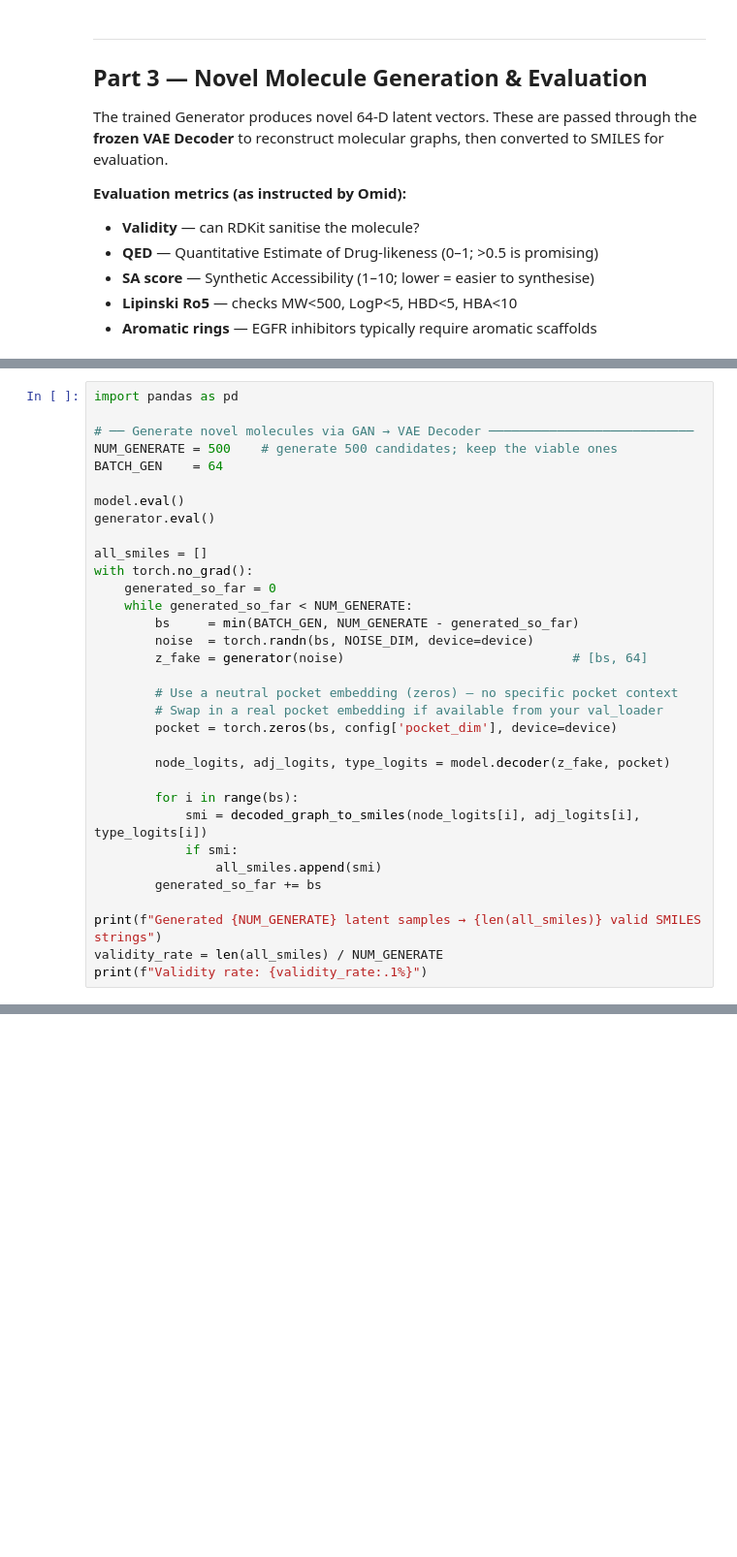
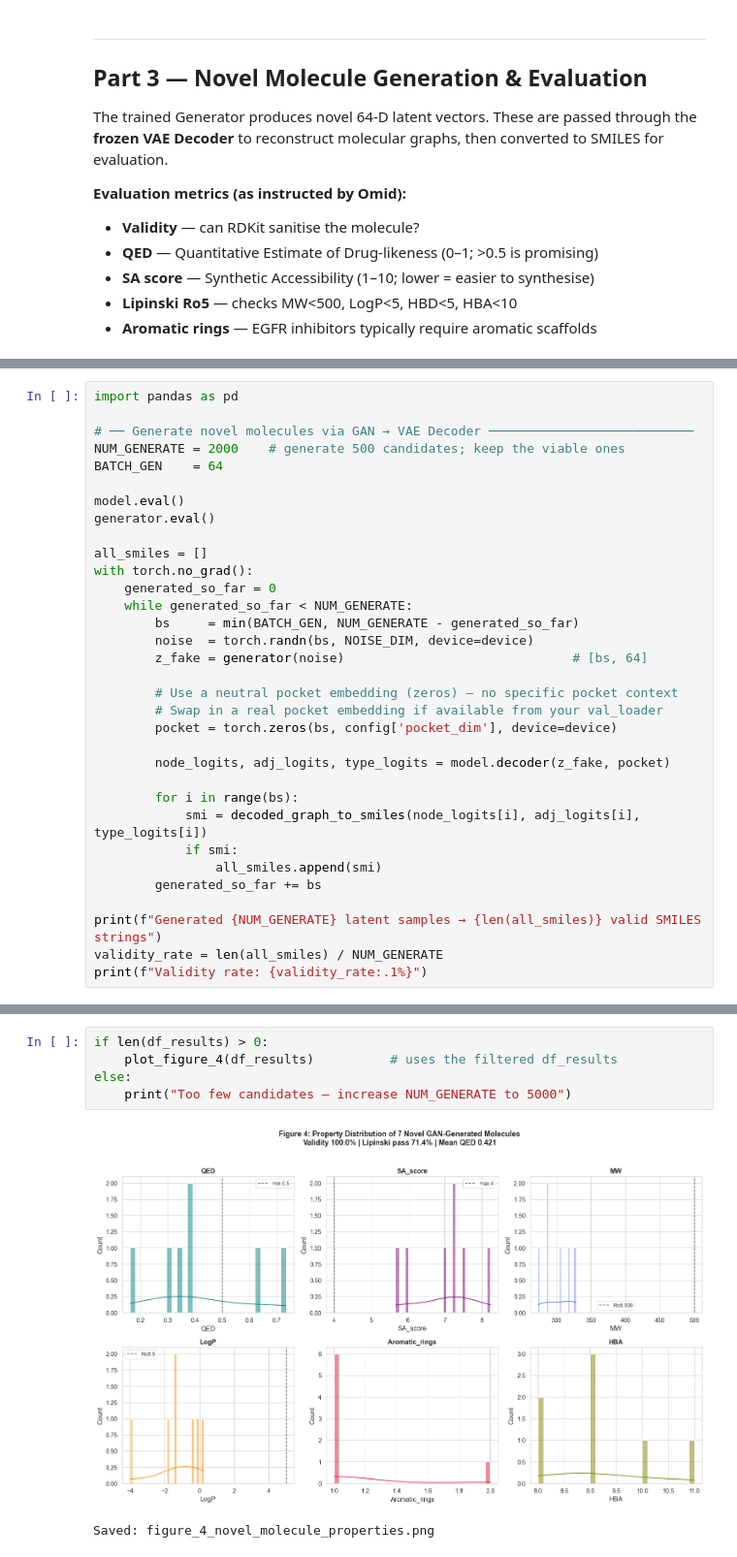
Before and after one commit to ameliasburton/NSCLC_dissertation, a Jupyter notebook: src/03_Generative_VAE_GAN_CORRECTED.ipynb, the cells around one changed output, grey strips where cells are left out. Shown at 97% size. Drawn from its saved outputs; the diff is of its cells as text; blank space fills up the shorter version.

```diff
--- a/src/04_Generative_VAE_GAN_CORRECTED.ipynb
+++ b/src/03_Generative_VAE_GAN_CORRECTED.ipynb
@@ -898,7 +910,7 @@ Molecule conversion and evaluation functions defined.
 import pandas as pd
 
 # ── Generate novel molecules via GAN → VAE Decoder ───────────────────────────
-NUM_GENERATE = 500    # generate 500 candidates; keep the viable ones
+NUM_GENERATE = 2000    # generate 500 candidates; keep the viable ones
 BATCH_GEN    = 64
 
 model.eval()
@@ -989,0 +1046,8 @@ ValueError: Cannot describe a DataFrame without columns
+# %%
+if len(df_results) > 0:
+    plot_figure_4(df_results)          # uses the filtered df_results
+else:
+    print("Too few candidates — increase NUM_GENERATE to 5000")
+# %% [output]
+[figure, added]
+Saved: figure_4_novel_molecule_properties.png
```
Also changed, not shown: parts of 8 cells of this notebook, 9 other files.
